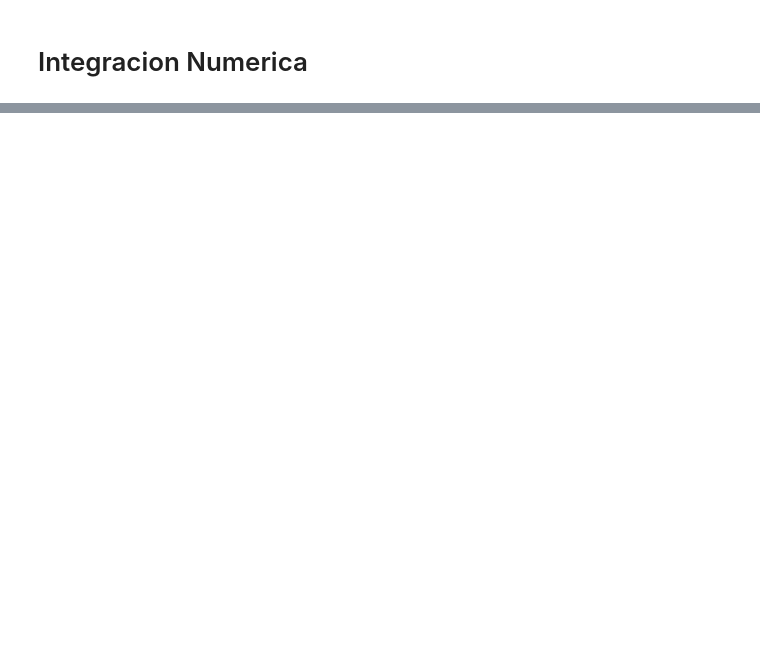
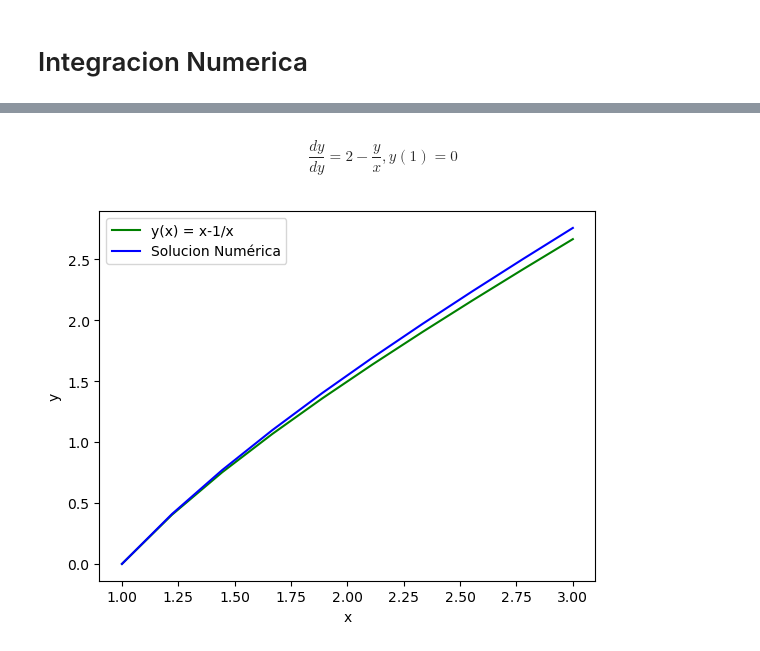
Before and after one commit to Eickyair/real_roots_analisis_numerico, a Jupyter notebook: polinomio_caracteristico.ipynb, the cells around one changed output, grey strips where cells are left out. Cells and saved outputs as stored; diff of their text form; code cells hidden in the pictures; blank space fills up the shorter version.

```diff
--- a/polinomio_caracteristico.ipynb
+++ b/polinomio_caracteristico.ipynb
@@ -713,3 +981,37 @@ def euler_gauss(x0,xn,y0,n,f):
         yAprox = yAproximate(yPrev,x0+i*h,h,f)
         yi[i] = yCorreced(yPrev,yAprox,x0+i*h,h,f)
     return yi
+# %% [markdown]
+$$\frac{dy}{dy}=2-\frac{y}{x},y(1)=0$$
+# %%
+def solucionAnalitica(x):
+    return x - 1/x
+def fxy(x,y):
+    return 2 - y/x
+
+# Definir el rango de valores x
+n = 10
+x = np.linspace(1, 3, n)
+
+# Calcular la solucion numerica utilizando el método Simpson 3/8
+# Podemos ver como si variamos el numero de particiones las graficas difiren mas
+particiones = n -1
+solucionNumerica = euler_gauss(1,3,0,particiones,fxy)
+
+# Crear la figura y los ejes
+fig, ax = plt.subplots()
+
+# Graficar la función original en color rojo
+ax.plot(x, solucionAnalitica(x), color='green', label='y(x) = x-1/x')
+
+# Graficar la integral numérica en color azul
+ax.plot(x, solucionNumerica, color='blue', label='Solucion Numérica')
+
+# Agregar leyenda y etiquetas de los ejes
+ax.legend()
+ax.set_xlabel('x')
+ax.set_ylabel('y')
+# Mostrar la gráfica
+plt.show()
+# %% [output]
+[figure, added]
```
Also changed, not shown: parts of 25 cells of this notebook, 2 other files.
